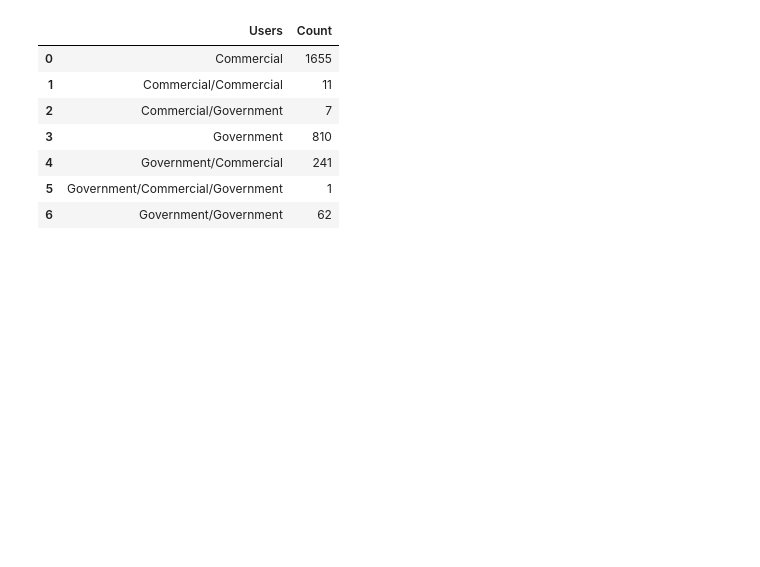
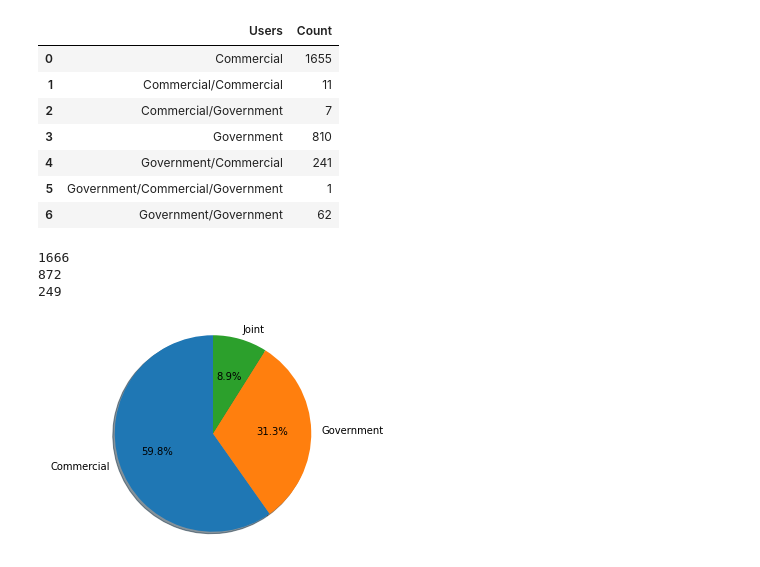
Before and after one commit to jdmerryman88/Worldwide_Satellite_Analysis, a Jupyter notebook: justin.ipynb, the cells around one changed output. Cells and saved outputs as stored; diff of their text form; code cells hidden in the pictures; blank space fills up the shorter version.

Commit message:
Pie chart created

```diff
--- a/justin.ipynb
+++ b/justin.ipynb
@@ -167,3 +167,33 @@ cleaned_users_df
 | 4 | Government/Commercial | 241 |
 | 5 | Government/Commercial/Government | 1 |
 | 6 | Government/Government | 62 |
+# %%
+commercial = 0
+government = 0
+joint = 0
+
+for x in range(len(cleaned_users_df.index)):
+    if cleaned_users_df.iloc[x][0] == 'Commercial' or cleaned_users_df.iloc[x][0] == 'Commercial/Commercial':
+        commercial = commercial + cleaned_users_df.iloc[x][1]
+    elif cleaned_users_df.iloc[x][0] == 'Government' or cleaned_users_df.iloc[x][0] == 'Government/Government':
+        government = government + cleaned_users_df.iloc[x][1]
+    else:
+        joint = joint + cleaned_users_df.iloc[x][1]
+
+print(commercial)
+print(government)
+print(joint)
+# %% [output]
+1666
+872
+249
+# %%
+labels = ['Commercial' , 'Government' , 'Joint']
+sizes = [commercial , government, joint]
+fig1, ax1 = plt.subplots()
+ax1.pie(sizes, labels=labels, autopct='%1.1f%%',
+        shadow=True, startangle=90)
+ax1.axis('equal')  # Equal aspect ratio ensures that pie is drawn as a circle.
+plt.show()
+# %% [output]
+[figure, added]
```
